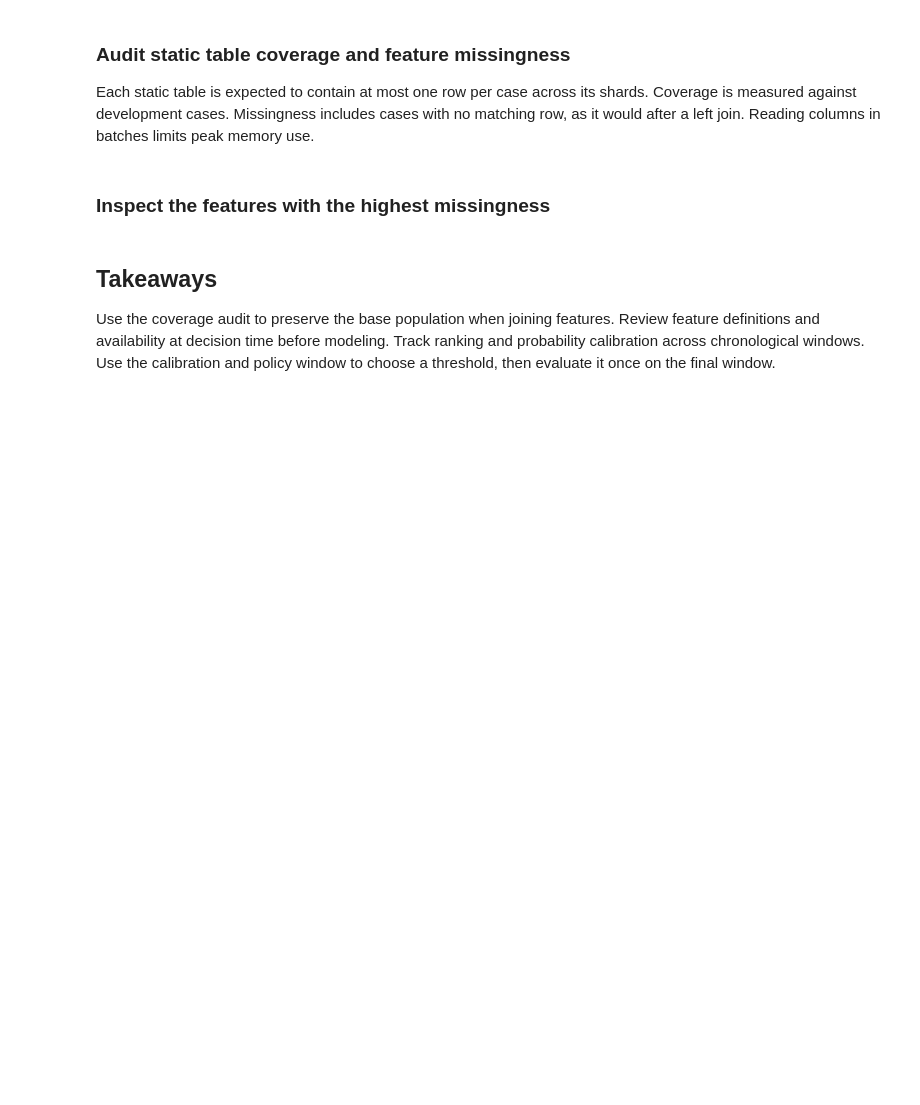
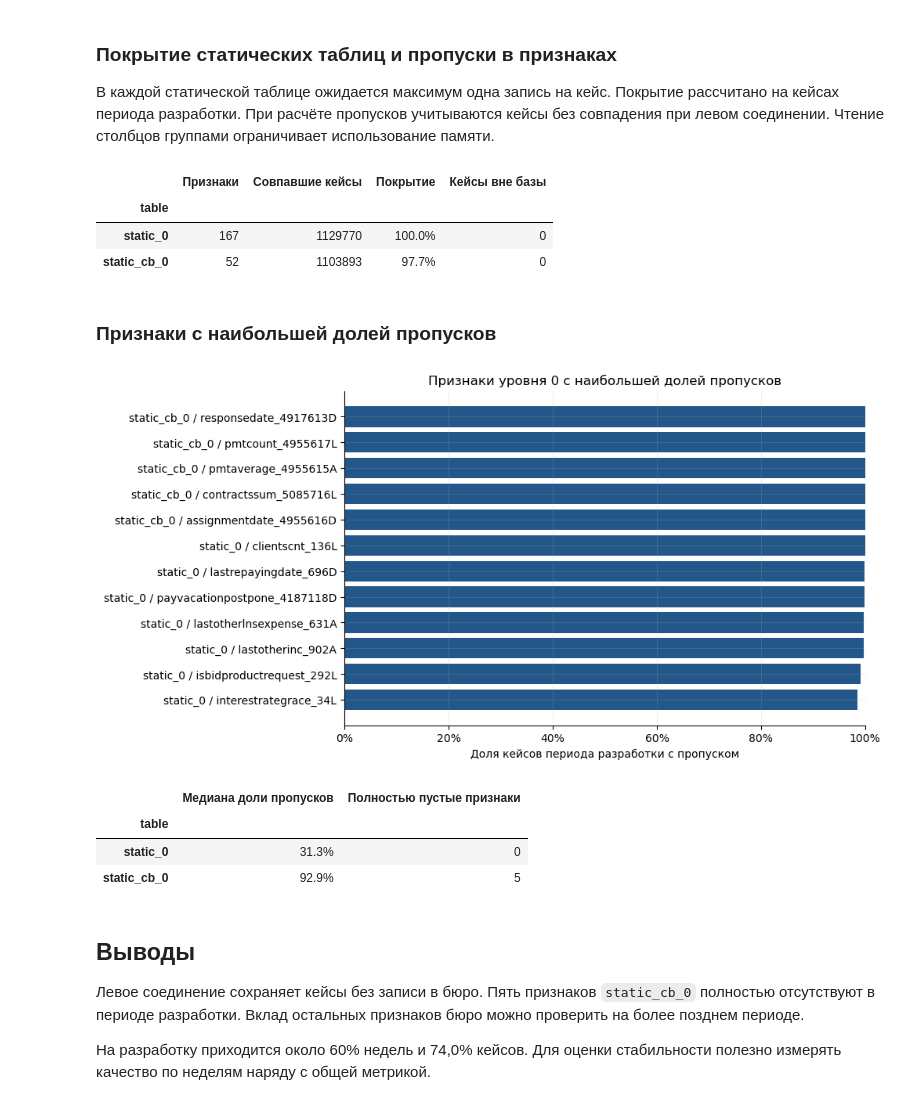
Before and after one commit to ekt4r/credit-scoring, a Jupyter notebook: notebooks/01_eda.ipynb, the cells around one changed output. Cells and saved outputs as stored; diff of their text form; code cells hidden in the pictures; blank space fills up the shorter version.

```diff
--- a/notebooks/01_eda.ipynb
+++ b/notebooks/01_eda.ipynb
@@ -87,10 +93,10 @@ plt.show()
 # %% [markdown]
-### Audit static table coverage and feature missingness
+### Покрытие статических таблиц и пропуски в признаках
 
-Each static table is expected to contain at most one row per case across its
-shards. Coverage is measured against development cases. Missingness includes
-cases with no matching row, as it would after a left join. Reading columns
-in batches limits peak memory use.
+В каждой статической таблице ожидается максимум одна запись на кейс.
+Покрытие рассчитано на кейсах периода разработки. При расчёте пропусков
+учитываются кейсы без совпадения при левом соединении. Чтение столбцов
+группами ограничивает использование памяти.
 # %%
 static_tables = {
     "static_0": sorted(train_dir.glob("train_static_0_*.parquet")),
@@ -102,7 +108,7 @@ missingness_rows = []
 
 for table_name, paths in static_tables.items():
     if not paths:
-        raise FileNotFoundError(f"No parquet files found for {table_name} in {train_dir}")
+        raise FileNotFoundError(f"Файлы Parquet для {table_name} отсутствуют в {train_dir}")
     shards = [pq.ParquetFile(path) for path in paths]
     features = [name for name in shards[0].schema_arrow.names if name != "case_id"]
     assert all(set(shard.schema_arrow.names) == set(features) | {"case_id"} for shard in shards)
@@ -113,9 +119,9 @@ for table_name, paths in static_tables.items():
 
     matched = development_ids.isin(all_ids).sum()
     coverage_rows.append({
-        "table": table_name, "features": len(features), "matched cases": matched,
-        "coverage": matched / len(development),
-        "cases outside base": (~all_ids.isin(base["case_id"])).sum(),
+        "table": table_name, "Признаки": len(features), "Совпавшие кейсы": matched,
+        "Покрытие": matched / len(development),
+        "Кейсы вне базы": (~all_ids.isin(base["case_id"])).sum(),
     })
 
     for start in range(0, len(features), 24):
@@ -133,27 +139,41 @@ for table_name, paths in static_tables.items():
 
 coverage = pd.DataFrame(coverage_rows).set_index("table")
 missingness = pd.DataFrame(missingness_rows)
-display(coverage.style.format({"coverage": "{:.1%}"}))
+display(coverage.style.format({"Покрытие": "{:.1%}"}))
+# %% [output]
+|  | Признаки | Совпавшие кейсы | Покрытие | Кейсы вне базы |
+| table |  |  |  |  |
+| static_0 | 167 | 1129770 | 100.0% | 0 |
+| static_cb_0 | 52 | 1103893 | 97.7% | 0 |
 # %% [markdown]
-### Inspect the features with the highest missingness
+### Признаки с наибольшей долей пропусков
 # %%
 top_missing = missingness.nlargest(12, "missing share").sort_values("missing share")
 labels = top_missing["table"] + " / " + top_missing["feature"]
 figure, axis = plt.subplots(figsize=(10, 5), layout="constrained")
 axis.barh(labels, top_missing["missing share"], color="#235789")
 axis.xaxis.set_major_formatter(PercentFormatter(1))
-axis.set(xlim=(0, 1), xlabel="Share of development cases with a missing value",
-         title="Highest missingness across depth-zero features")
+axis.set(xlim=(0, 1), xlabel="Доля кейсов периода разработки с пропуском",
+         title="Признаки уровня 0 с наибольшей долей пропусков")
 plt.show()
 
 display(missingness.groupby("table")["missing share"].agg(
     median="median", fully_missing=lambda values: values.eq(1).sum()
-).style.format({"median": "{:.1%}"}))
+).rename(columns={"median": "Медиана доли пропусков",
+                  "fully_missing": "Полностью пустые признаки"})
+  .style.format({"Медиана доли пропусков": "{:.1%}"}))
+# %% [output]
+[figure, added]
+|  | Медиана доли пропусков | Полностью пустые признаки |
+| table |  |  |
+| static_0 | 31.3% | 0 |
+| static_cb_0 | 92.9% | 5 |
 # %% [markdown]
-## Takeaways
+## Выводы
 
-Use the coverage audit to preserve the base population when joining features.
-Review feature definitions and availability at decision time before modeling.
-Track ranking and probability calibration across chronological windows. Use
-the calibration and policy window to choose a threshold, then evaluate it once
-on the final window.
+Левое соединение сохраняет кейсы без записи в бюро. Пять признаков
+`static_cb_0` полностью отсутствуют в периоде разработки. Вклад остальных
+признаков бюро можно проверить на более позднем периоде.
+
+На разработку приходится около 60% недель и 74,0% кейсов. Для оценки
+стабильности полезно измерять качество по неделям наряду с общей метрикой.
```
Also changed, not shown: parts of 6 cells of this notebook.
